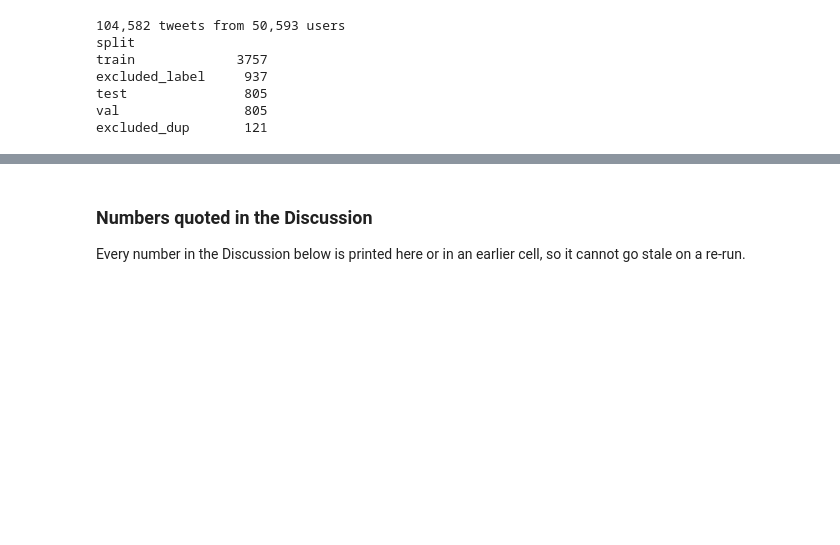
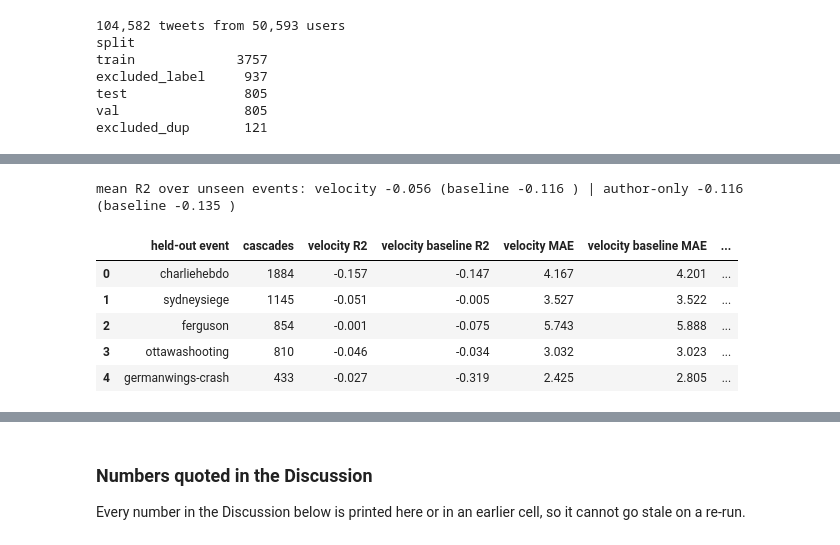
Before and after one commit to PhamAn0910/COS30049-political-misinfo, a Jupyter notebook: backend/notebooks/07_spread_prediction.ipynb, the cells around one changed output, grey strips where cells are left out. Saved outputs shown, nothing was run; the diff lists cells and outputs as text; code cells hidden in the pictures; blank space fills up the shorter version.

```diff
--- a/backend/notebooks/07_spread_prediction.ipynb
+++ b/backend/notebooks/07_spread_prediction.ipynb
@@ -266,9 +84,0 @@ A longer window always helps, because the model has seen more of the cascade. Th
-# %%
-rows = []
-for w in WINDOWS:
-    feats = AUTHOR + [f"replies_{w}m"]
-    m_w, a_w, _ = tune(feats, train, val)
-    rows.append({"window_min": w, "alpha": a_w, **evaluate(m_w, val, feats),
-                 "val_already_finished": float((val["last_reply_min"] <= w).mean())})
-window_table = pd.DataFrame(rows).round(3)
-window_table
@@ -519,0 +318,11 @@ print(pd.DataFrame({
+# %%
+rows = []
+for w in WINDOWS:
+    feats, tgt = AUTHOR + [f"replies_{w}m"], f"new_users_after_{w}m"
+    m_w, a_w, _ = tune(feats, tgt, train, val)
+    r, b = evaluate(m_w, val, feats, tgt), evaluate(mean_baseline(tgt, train), val, AUTHOR, tgt)
+    rows.append({"cutoff_min": w, "alpha": a_w, "val_r2_log": r["r2_log"], "val_mae_users": r["mae_users"],
+                 "val_spearman": r["spearman"], "baseline_mae_users": b["mae_users"],
+                 "val_median_new_users": float(val[tgt].median())})
+window_table = pd.DataFrame(rows).round(3)
+window_table
@@ -519,0 +359,29 @@ print(pd.DataFrame({
+# %%
+big_events = pool["event"].value_counts()
+big_events = big_events[big_events >= 400].index.tolist()
+
+rows = []
+for ev in big_events:
+    rest, held = pool[pool["event"] != ev], pool[pool["event"] == ev]
+    fit_rows, val_rows = rest[rest["split"] == "train"], rest[rest["split"] == "val"]
+    m_vel, _, _ = tune(VELOCITY, NEW, fit_rows, val_rows)
+    m_auth, _, _ = tune(AUTHOR, TOTAL, fit_rows, val_rows)
+    rv, bv = evaluate(m_vel, held, VELOCITY, NEW), evaluate(mean_baseline(NEW, fit_rows), held, AUTHOR, NEW)
+    ra, ba = evaluate(m_auth, held, AUTHOR, TOTAL), evaluate(mean_baseline(TOTAL, fit_rows), held, AUTHOR, TOTAL)
+    rows.append({"held-out event": ev.replace("-all-rnr-threads", ""), "cascades": len(held),
+                 "velocity R2": rv["r2_log"], "velocity baseline R2": bv["r2_log"],
+                 "velocity MAE": rv["mae_users"], "velocity baseline MAE": bv["mae_users"],
+                 "author-only R2": ra["r2_log"], "author baseline R2": ba["r2_log"]})
+loeo = pd.DataFrame(rows).round(3)
+print("mean R2 over unseen events: velocity", round(loeo["velocity R2"].mean(), 3),
+      "(baseline", round(loeo["velocity baseline R2"].mean(), 3), ") | author-only", round(loeo["author-only R2"].mean(), 3),
+      "(baseline", round(loeo["author baseline R2"].mean(), 3), ")")
+loeo
+# %% [output]
+mean R2 over unseen events: velocity -0.056 (baseline -0.116 ) | author-only -0.116 (baseline -0.135 )
+|  | held-out event | cascades | velocity R2 | velocity baseline R2 | velocity MAE | velocity baseline MAE | ... |
+| 0 | charliehebdo | 1884 | -0.157 | -0.147 | 4.167 | 4.201 | ... |
+| 1 | sydneysiege | 1145 | -0.051 | -0.005 | 3.527 | 3.522 | ... |
+| 2 | ferguson | 854 | -0.001 | -0.075 | 5.743 | 5.888 | ... |
+| 3 | ottawashooting | 810 | -0.046 | -0.034 | 3.032 | 3.023 | ... |
+| 4 | germanwings-crash | 433 | -0.027 | -0.319 | 2.425 | 2.805 | ... |
```
Also changed, not shown: parts of 52 cells of this notebook, 2 other files.
